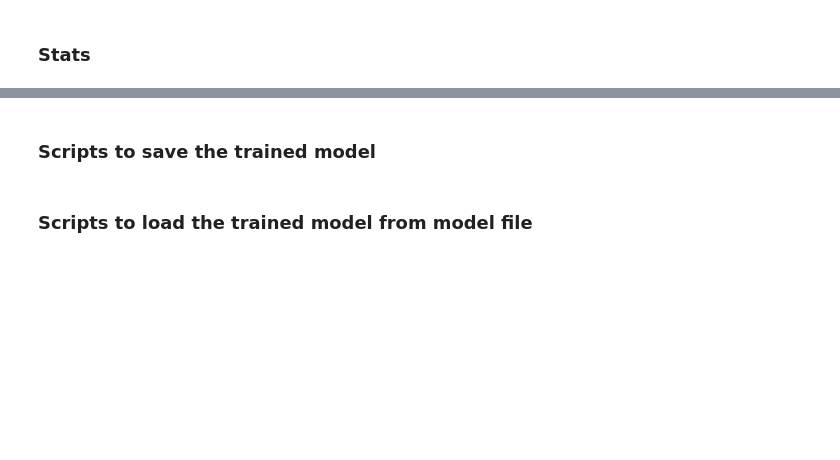
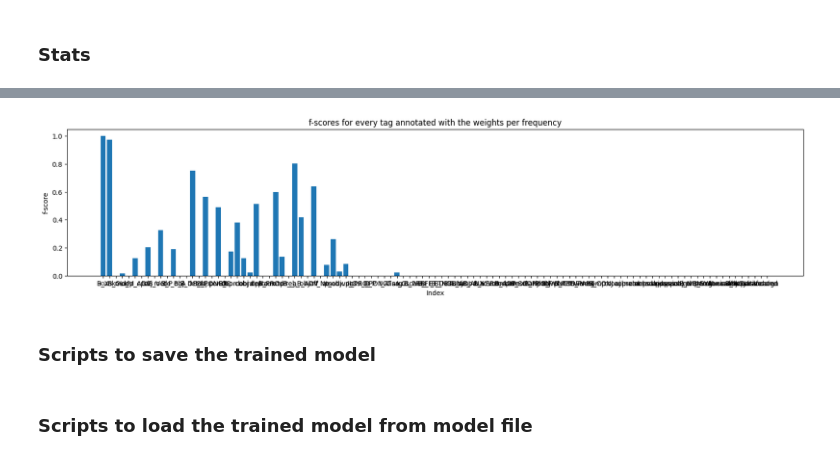
Before and after one commit to CoCorooxin/MWE-classifier, a Jupyter notebook: mwe_classifier.ipynb, the cells around one changed output, grey strips where cells are left out. Drawn from its saved outputs; the diff is of its cells as text; code cells hidden in the pictures; blank space fills up the shorter version.

```diff
--- a/mwe_classifier.ipynb
+++ b/mwe_classifier.ipynb
@@ -451,0 +209,11 @@ Epoch 1 | Mean train loss  0.8187 |  Mean dev loss  0.7601
+# %%
+model = rnn_classifier.MweRNN(
+    name         = "rnn",
+    toks_vocab   = trainset.toks_vocab,
+    tags_vocab   = trainset.tags_vocab,
+    deprel_vocab = trainset.deprel_vocab,
+    emb_size     = emb_size,
+    hidden_size  = hidden_size,
+    drop_out     = 0.1)
+# %%
+model.train_model(trainset,testset, epochs= epochs, lr=lr, batch_size = batch_size, split_train=0.8)
@@ -451,0 +224,19 @@ Epoch 1 | Mean train loss  0.8187 |  Mean dev loss  0.7601
+# %%
+num_tags = len(testset.tags_vocab)
+# print(num_tags)
+TP = torch.zeros(num_tags)
+FP = torch.zeros(num_tags)
+FN = torch.zeros(num_tags)
+class_counts = torch.zeros(num_tags)
+with torch.no_grad():
+    for X_toks, Y_gold in tqdm(testset.get_loader()):
+        logprobs = model.forward(X_toks)
+        scores, predicted_IDs = torch.max(logprobs.data, dim=2)
+         # convert tensor to np arrays
+        predicted_IDs = predicted_IDs.cpu().numpy()
+        Y_gold = Y_gold.cpu().numpy()
+        for tag in range(num_tags):
+             TP[tag] += ((predicted_IDs == tag) & (Y_gold == tag)).sum()
+             FP[tag] += ((predicted_IDs == tag) & (Y_gold != tag)).sum()
+             FN[tag] += ((predicted_IDs != tag) & (Y_gold == tag)).sum()
+             class_counts[tag] += (Y_gold == tag).sum()
@@ -452,3 +312,20 @@ Epoch 1 | Mean train loss  0.8187 |  Mean dev loss  0.7601
+# %%
+
+# Create a figure and axis
+fig, ax = plt.subplots(figsize=(20, 4))
+
+bars = ax.bar([testset.tags_vocab.rev_lookup(i) for i in range(len(testset.tags_vocab))], f1_score)
+
+
+# Set labels and title
+ax.set_xlabel('Index')
+ax.set_ylabel('f-score')
+ax.set_title('f-scores for every tag annotated with the weights per frequency')
+
+# Show the plot
+plt.show()
+# %% [output]
+[figure, added]
 # %% [markdown]
 ### Scripts to save the trained model
 # %%
```
Also changed, not shown: parts of 41 cells of this notebook, 23 other files.
